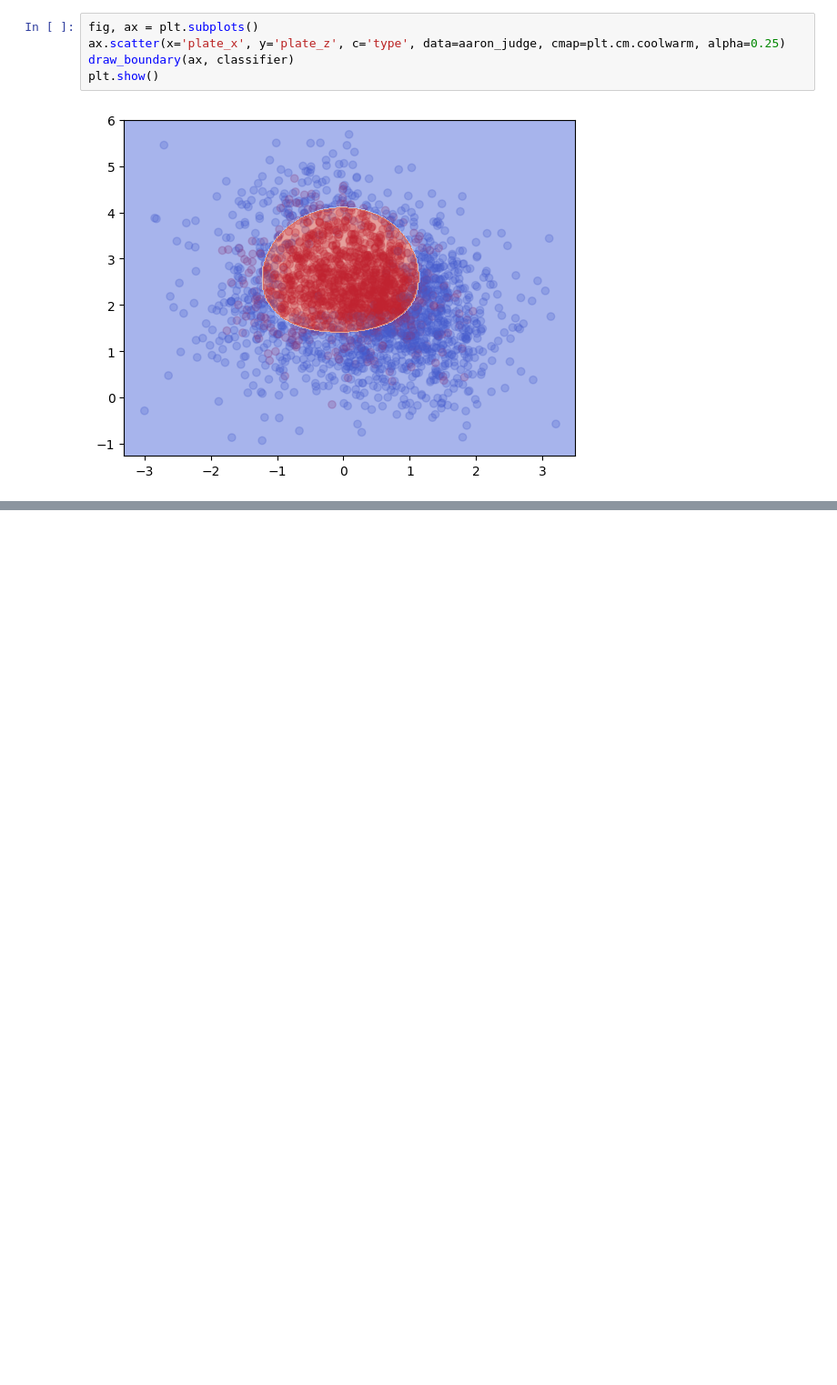
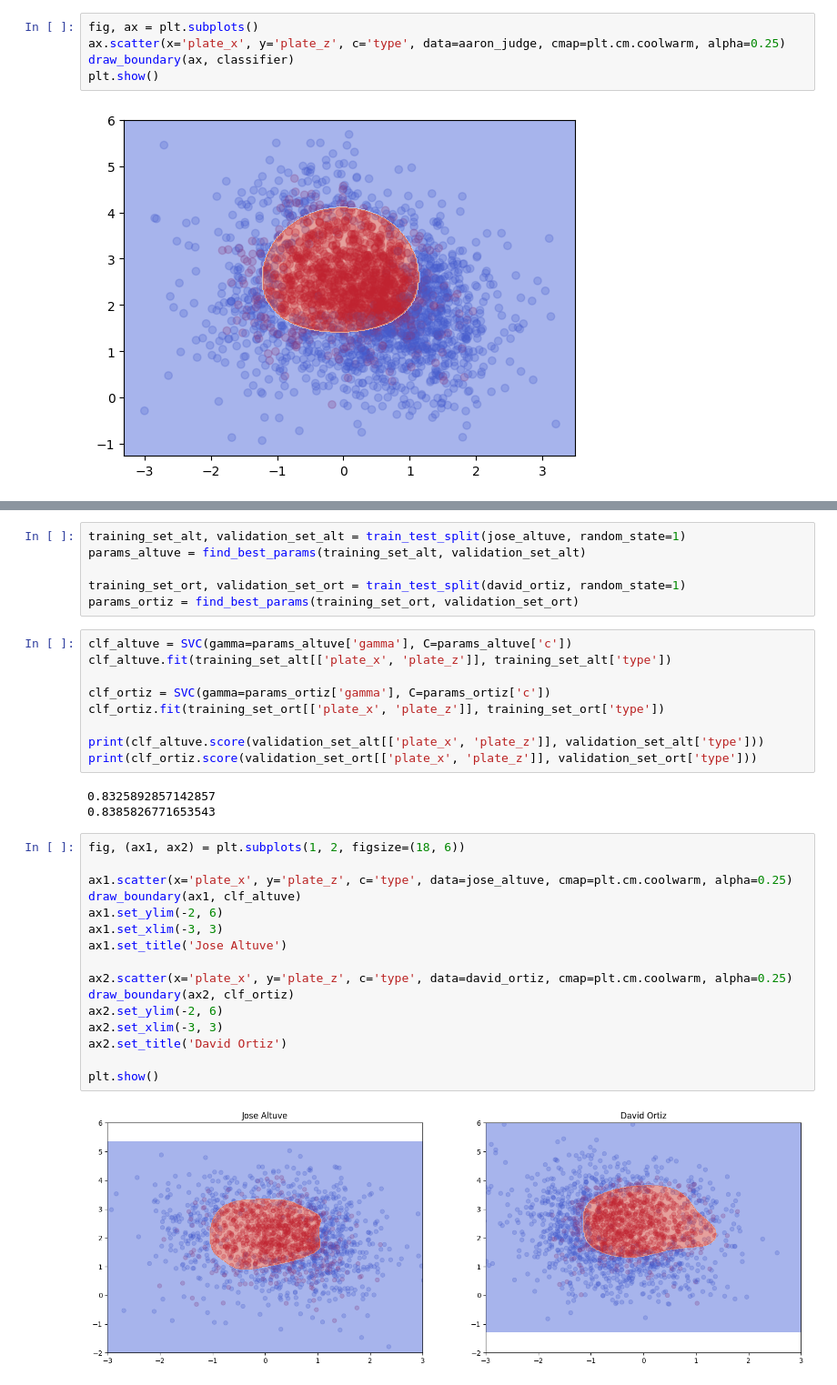
Before and after one commit to dogukanozcelik/Baseball_Strike_Zone, a Jupyter notebook: script.ipynb, the cells around one changed output, grey strips where cells are left out. Shown at 91% size. Saved outputs shown, nothing was run; the diff lists cells and outputs as text; blank space fills up the shorter version.

```diff
--- a/script.ipynb
+++ b/script.ipynb
@@ -144,0 +174,36 @@ plt.show()
+# %%
+training_set_alt, validation_set_alt = train_test_split(jose_altuve, random_state=1)
+params_altuve = find_best_params(training_set_alt, validation_set_alt)
+
+training_set_ort, validation_set_ort = train_test_split(david_ortiz, random_state=1)
+params_ortiz = find_best_params(training_set_ort, validation_set_ort)
+# %%
+clf_altuve = SVC(gamma=params_altuve['gamma'], C=params_altuve['c'])
+clf_altuve.fit(training_set_alt[['plate_x', 'plate_z']], training_set_alt['type'])
+
+clf_ortiz = SVC(gamma=params_ortiz['gamma'], C=params_ortiz['c'])
+clf_ortiz.fit(training_set_ort[['plate_x', 'plate_z']], training_set_ort['type'])
+
+print(clf_altuve.score(validation_set_alt[['plate_x', 'plate_z']], validation_set_alt['type']))
+print(clf_ortiz.score(validation_set_ort[['plate_x', 'plate_z']], validation_set_ort['type']))
+# %% [output]
+0.8325892857142857
+0.8385826771653543
+# %%
+fig, (ax1, ax2) = plt.subplots(1, 2, figsize=(18, 6))
+
+ax1.scatter(x='plate_x', y='plate_z', c='type', data=jose_altuve, cmap=plt.cm.coolwarm, alpha=0.25)
+draw_boundary(ax1, clf_altuve)
+ax1.set_ylim(-2, 6)
+ax1.set_xlim(-3, 3)
+ax1.set_title('Jose Altuve')
+
+ax2.scatter(x='plate_x', y='plate_z', c='type', data=david_ortiz, cmap=plt.cm.coolwarm, alpha=0.25)
+draw_boundary(ax2, clf_ortiz)
+ax2.set_ylim(-2, 6)
+ax2.set_xlim(-3, 3)
+ax2.set_title('David Ortiz')
+
+plt.show()
+# %% [output]
+[figure, added]
```
Also changed, not shown: parts of 19 cells of this notebook.
